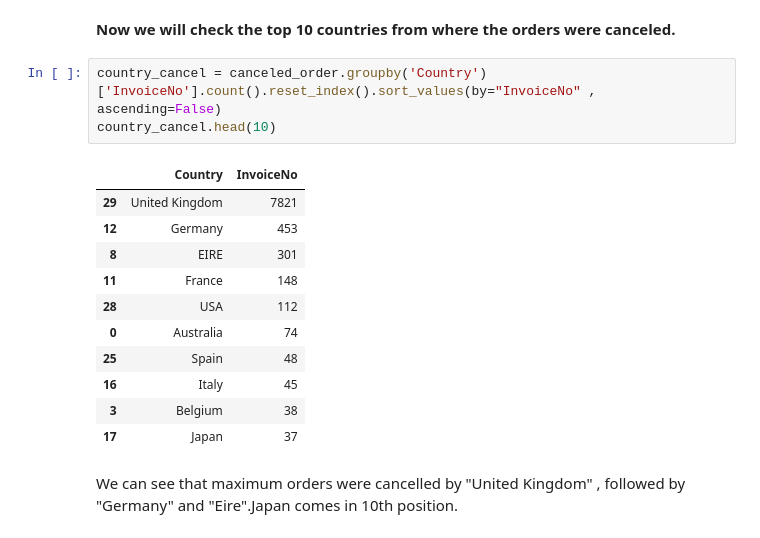
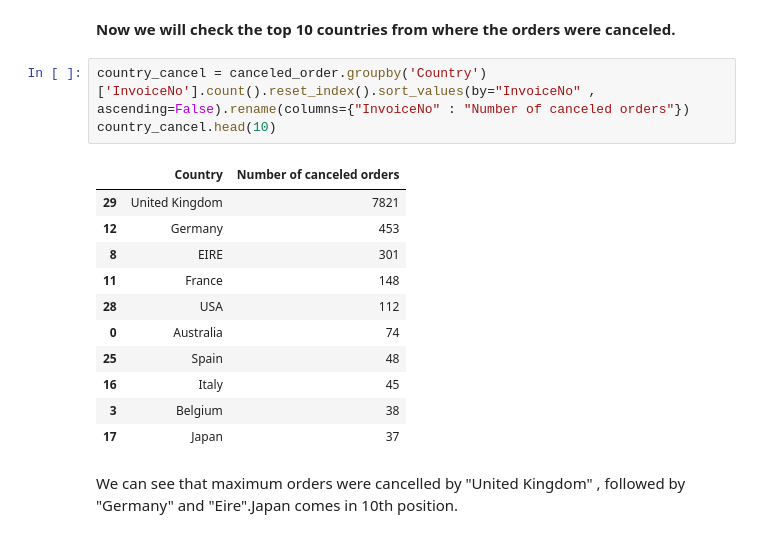
Before and after one commit to 1991Ab/Capstone-Project-4-Online-Retail-Customer-Segmentation, a Jupyter notebook: Online_Retail_Customer_Segmentation.ipynb, the cells around one changed output. Saved outputs shown, nothing was run; the diff lists cells and outputs as text.

```diff
--- a/Online_Retail_Customer_Segmentation.ipynb
+++ b/Online_Retail_Customer_Segmentation.ipynb
@@ -506,10 +506,10 @@ This shows that **9251 (approx 1.72%)** were such orders which were **canceled**
 # %% [markdown]
 **Now we will check  the top 10 countries from where the orders were canceled.**
 # %%
-country_cancel = canceled_order.groupby('Country')['InvoiceNo'].count().reset_index().sort_values(by="InvoiceNo" , ascending=False)
+country_cancel = canceled_order.groupby('Country')['InvoiceNo'].count().reset_index().sort_values(by="InvoiceNo" , ascending=False).rename(columns={"InvoiceNo" : "Number of canceled orders"})
 country_cancel.head(10)
 # %% [output]
-|  | Country | InvoiceNo |
+|  | Country | Number of canceled orders |
 | 29 | United Kingdom | 7821 |
 | 12 | Germany | 453 |
 | 8 | EIRE | 301 |
```
Also changed, not shown: parts of 49 cells of this notebook.
